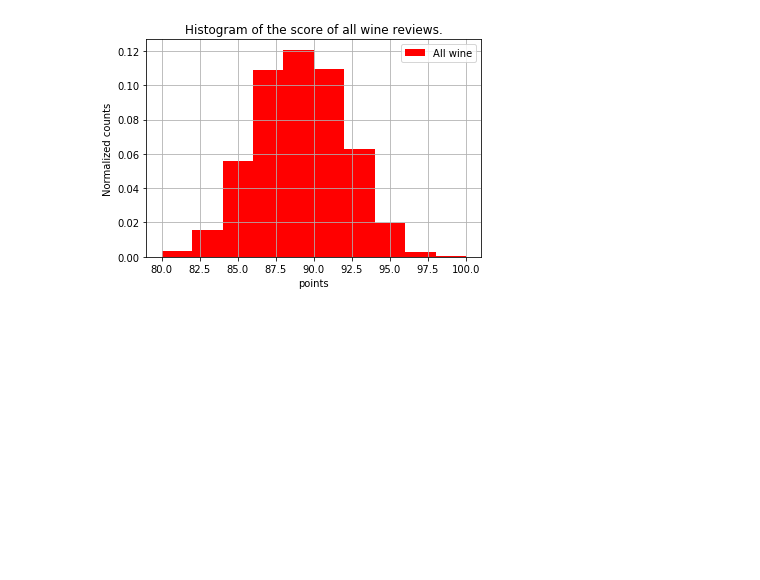
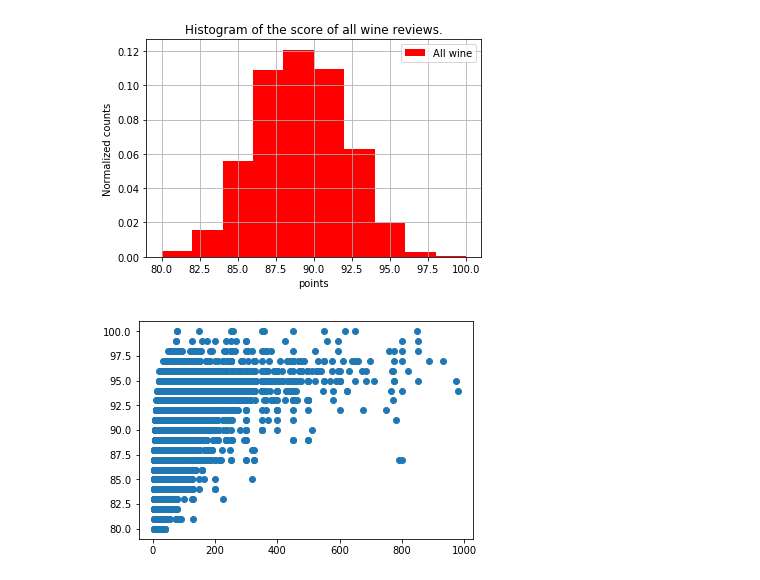
Before and after one commit to JowehL/SDA-Project, a Jupyter notebook: Untitled.ipynb, the cells around one changed output. Drawn from its saved outputs; the diff is of its cells as text; code cells hidden in the pictures; blank space fills up the shorter version.

Commit message:
Added price point corr

```diff
--- a/Untitled.ipynb
+++ b/Untitled.ipynb
@@ -153,3 +153,12 @@ plt.show()
 # print(corr)
 # plt.plot(corr)
 # plt.show()
+# %%
+prices = clean_wine_data.loc[clean_wine_data['price'] < 1000]
+
+
+plt.scatter(prices['price'], prices['points'])
+
+plt.show()
+# %% [output]
+[figure, added]
```
Also changed, not shown: parts of 1 cell of this notebook.
